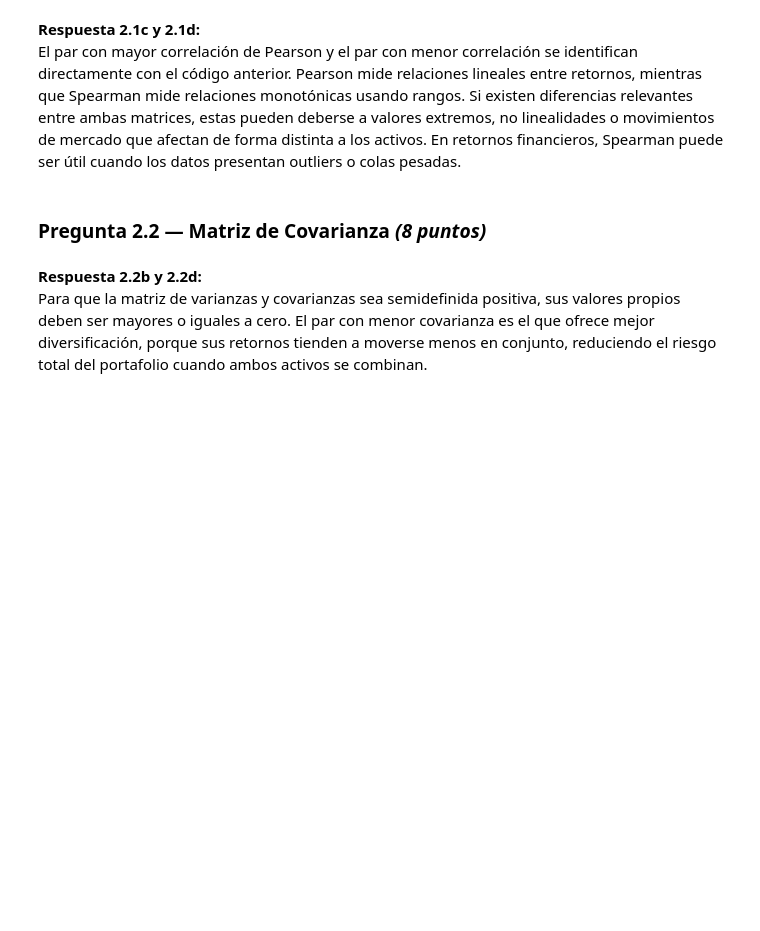
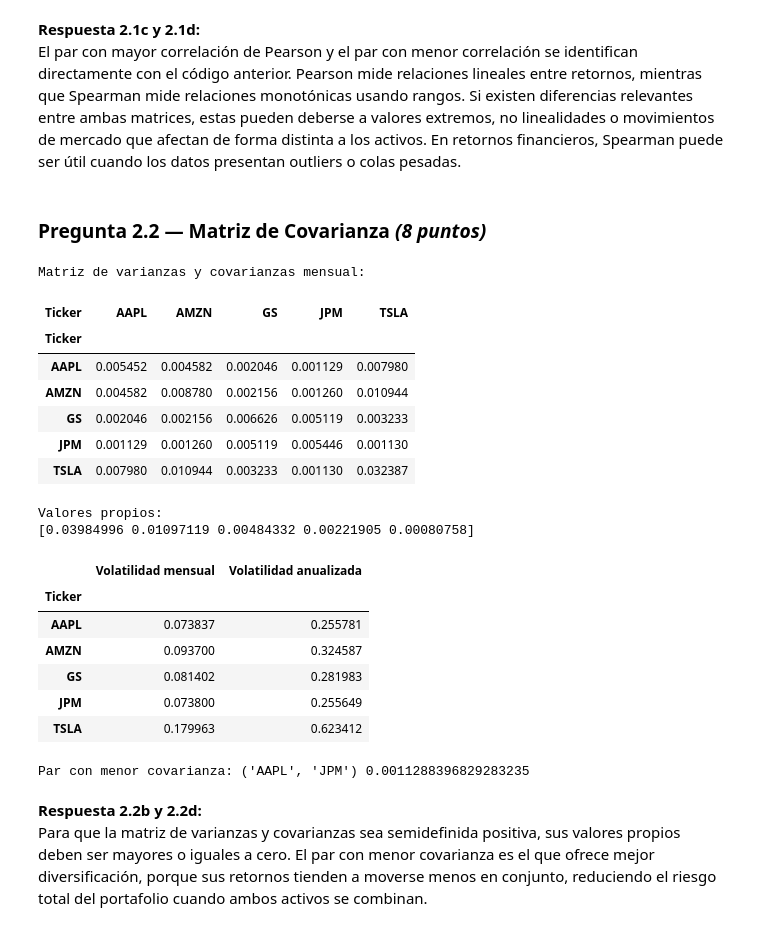
Before and after one commit to diegosanguinetti21-ship-it/MF_TAREA_2, a Jupyter notebook: tarea2.ipynb, the cells around one changed output. Cells and saved outputs as stored; diff of their text form; code cells hidden in the pictures; blank space fills up the shorter version.

```diff
--- a/tarea2.ipynb
+++ b/tarea2.ipynb
@@ -210,35 +247,54 @@ El par con mayor correlación de Pearson y el par con menor correlación se iden
 # Pregunta 2.2
 # a) Matriz de varianzas y covarianzas para retornos mensuales
 
-precios_mensuales = precios.resample("M").last().dropna()
+precios_mensuales = precios.resample("ME").last().dropna()
 retornos_mensuales = precios_mensuales.pct_change().dropna()
 
 sigma = retornos_mensuales.cov()
 print("Matriz de varianzas y covarianzas mensual:")
 display(sigma)
 
 # b) Valores propios
 eigenvalues = np.linalg.eigvals(sigma)
 print("Valores propios:")
 print(eigenvalues)
 
 # c) Volatilidad anualizada
 vol_mensual = retornos_mensuales.std()
 vol_anualizada = vol_mensual * np.sqrt(12)
 
 vol_df = pd.DataFrame({
     "Volatilidad mensual": vol_mensual,
     "Volatilidad anualizada": vol_anualizada
 })
 
 display(vol_df)
 
 # d) Mejor diversificación según menor covarianza
 cov_pairs = sigma.where(np.triu(np.ones(sigma.shape), k=1).astype(bool)).stack()
 par_mejor_diversificacion = cov_pairs.idxmin()
 valor_cov_min = cov_pairs.min()
 
 print("Par con menor covarianza:", par_mejor_diversificacion, valor_cov_min)
+# %% [output]
+Matriz de varianzas y covarianzas mensual:
+| Ticker | AAPL | AMZN | GS | JPM | TSLA |
+| Ticker |  |  |  |  |  |
+| AAPL | 0.005452 | 0.004582 | 0.002046 | 0.001129 | 0.007980 |
+| AMZN | 0.004582 | 0.008780 | 0.002156 | 0.001260 | 0.010944 |
+| GS | 0.002046 | 0.002156 | 0.006626 | 0.005119 | 0.003233 |
+| JPM | 0.001129 | 0.001260 | 0.005119 | 0.005446 | 0.001130 |
+| TSLA | 0.007980 | 0.010944 | 0.003233 | 0.001130 | 0.032387 |
+Valores propios:
+[0.03984996 0.01097119 0.00484332 0.00221905 0.00080758]
+|  | Volatilidad mensual | Volatilidad anualizada |
+| Ticker |  |  |
+| AAPL | 0.073837 | 0.255781 |
+| AMZN | 0.093700 | 0.324587 |
+| GS | 0.081402 | 0.281983 |
+| JPM | 0.073800 | 0.255649 |
+| TSLA | 0.179963 | 0.623412 |
+Par con menor covarianza: ('AAPL', 'JPM') 0.0011288396829283235
 # %% [markdown]
 **Respuesta 2.2b y 2.2d:**
 Para que la matriz de varianzas y covarianzas sea semidefinida positiva, sus valores propios deben ser mayores o iguales a cero. El par con menor covarianza es el que ofrece mejor diversificación, porque sus retornos tienden a moverse menos en conjunto, reduciendo el riesgo total del portafolio cuando ambos activos se combinan.
```
Also changed, not shown: parts of 13 cells of this notebook.
